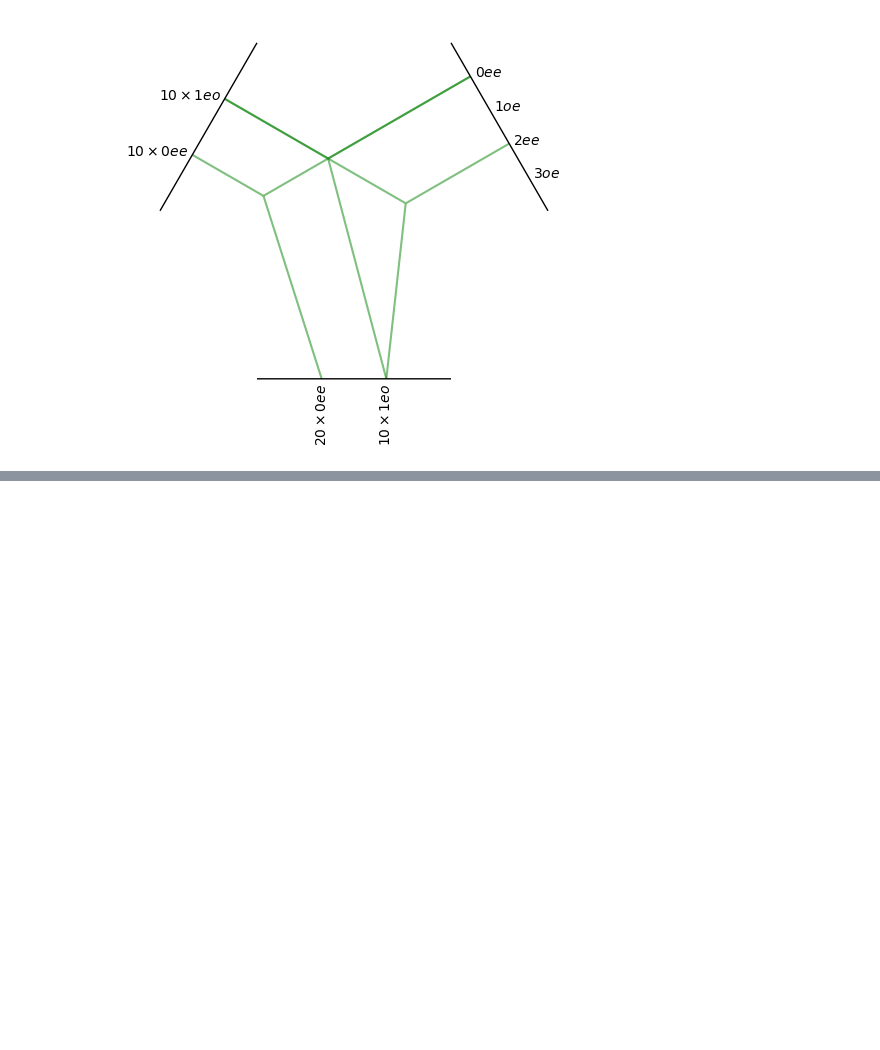
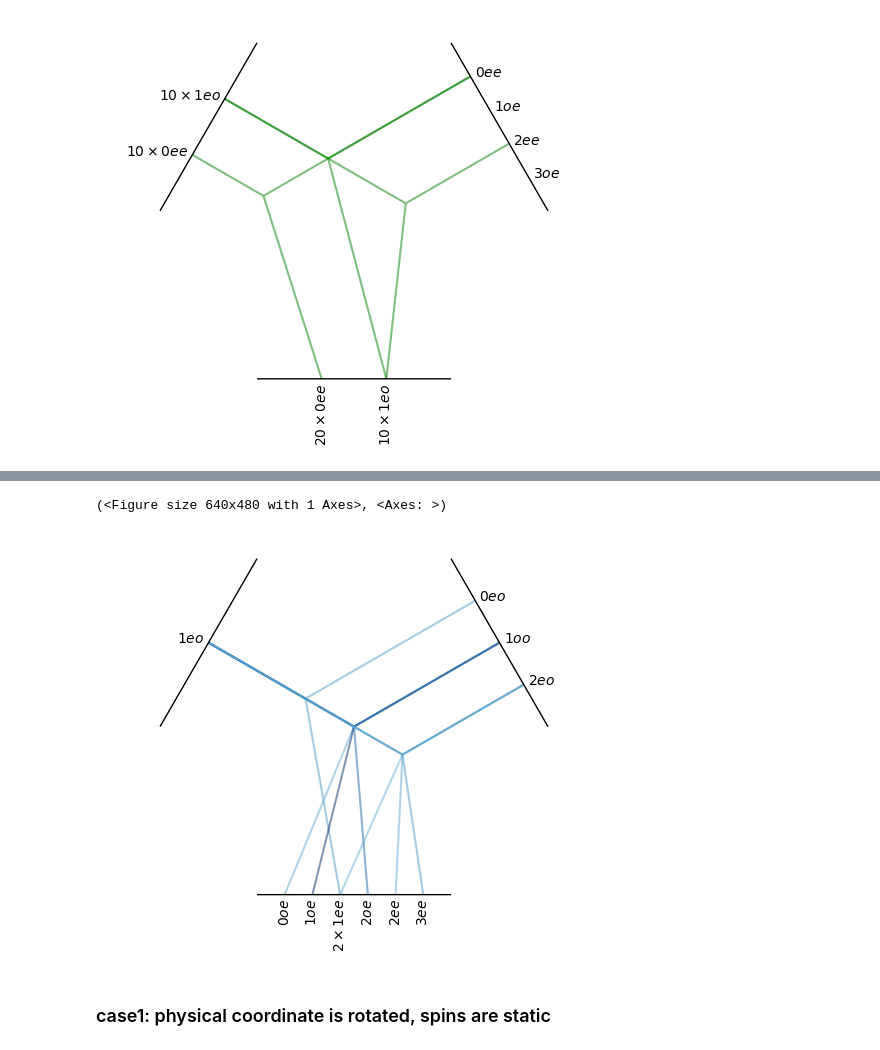
Before and after one commit to c-earth/qsenn, a Jupyter notebook: su2nn_test.ipynb, the cells around one changed output, grey strips where cells are left out. Cells and saved outputs as stored; diff of their text form; code cells hidden in the pictures; blank space fills up the shorter version.

```diff
--- a/su2nn_test.ipynb
+++ b/su2nn_test.ipynb
@@ -268,3 +282,11 @@ FullTensorProduct(10x0ee+10x1eo x 1x0ee+1x1oe+1x2ee+1x3oe -> 10x0oo+10x0ee+10x1o
+# %%
+ftp = su2.FullyConnectedTensorProduct('1x1eo', '1x0eo+1x1oo+1x2eo', '1x0oe+1x1oe+2x1ee+1x2oe+1x2ee+1x3ee')
+ftp.visualize()
+# %% [output]
+(<Figure size 640x480 with 1 Axes>, <Axes: >)
+[figure, added]
+# %% [markdown]
+### case1: physical coordinate is rotated, spins are static
 # %%
 natms = 3
 nsystems = 20
```
Also changed, not shown: parts of 29 cells of this notebook.
